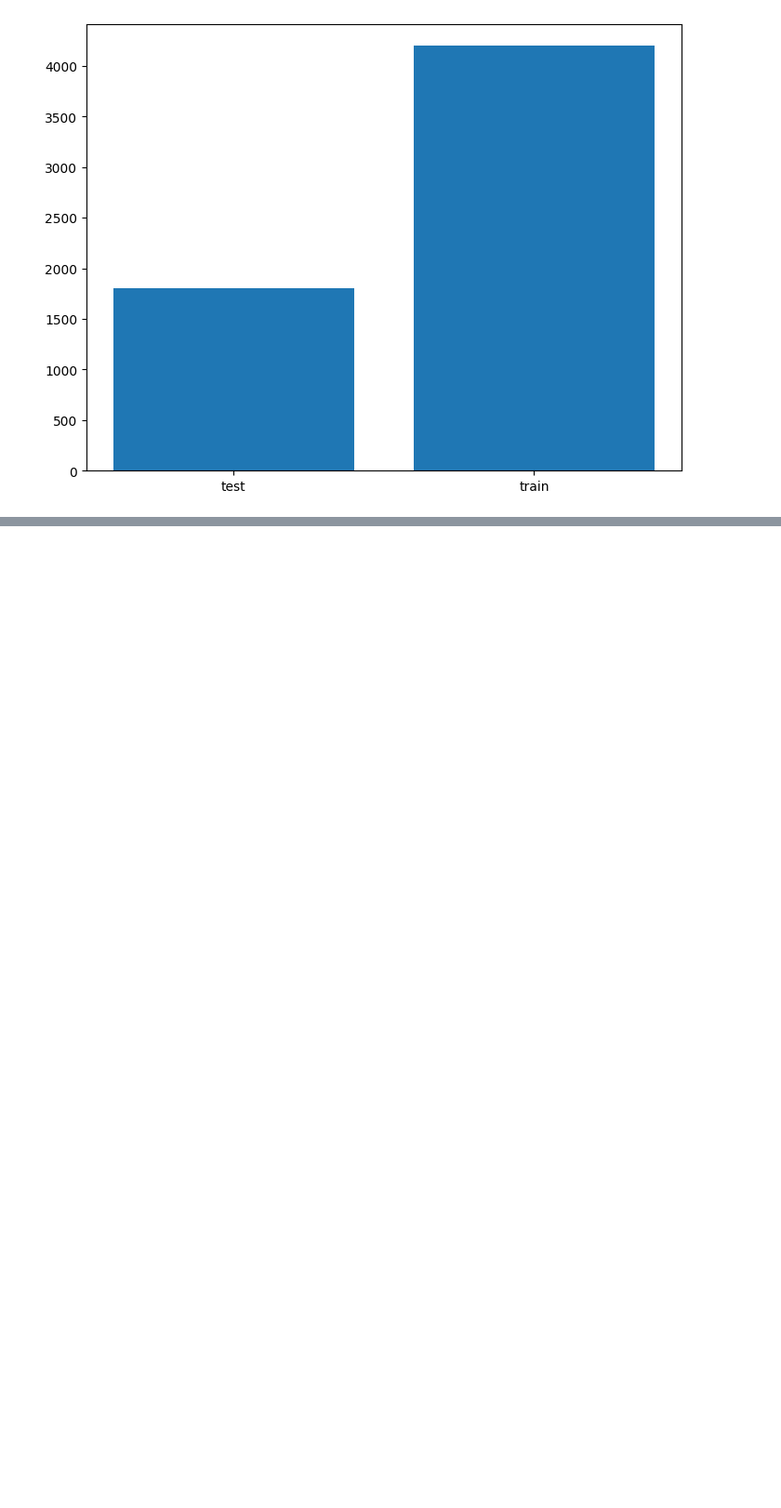
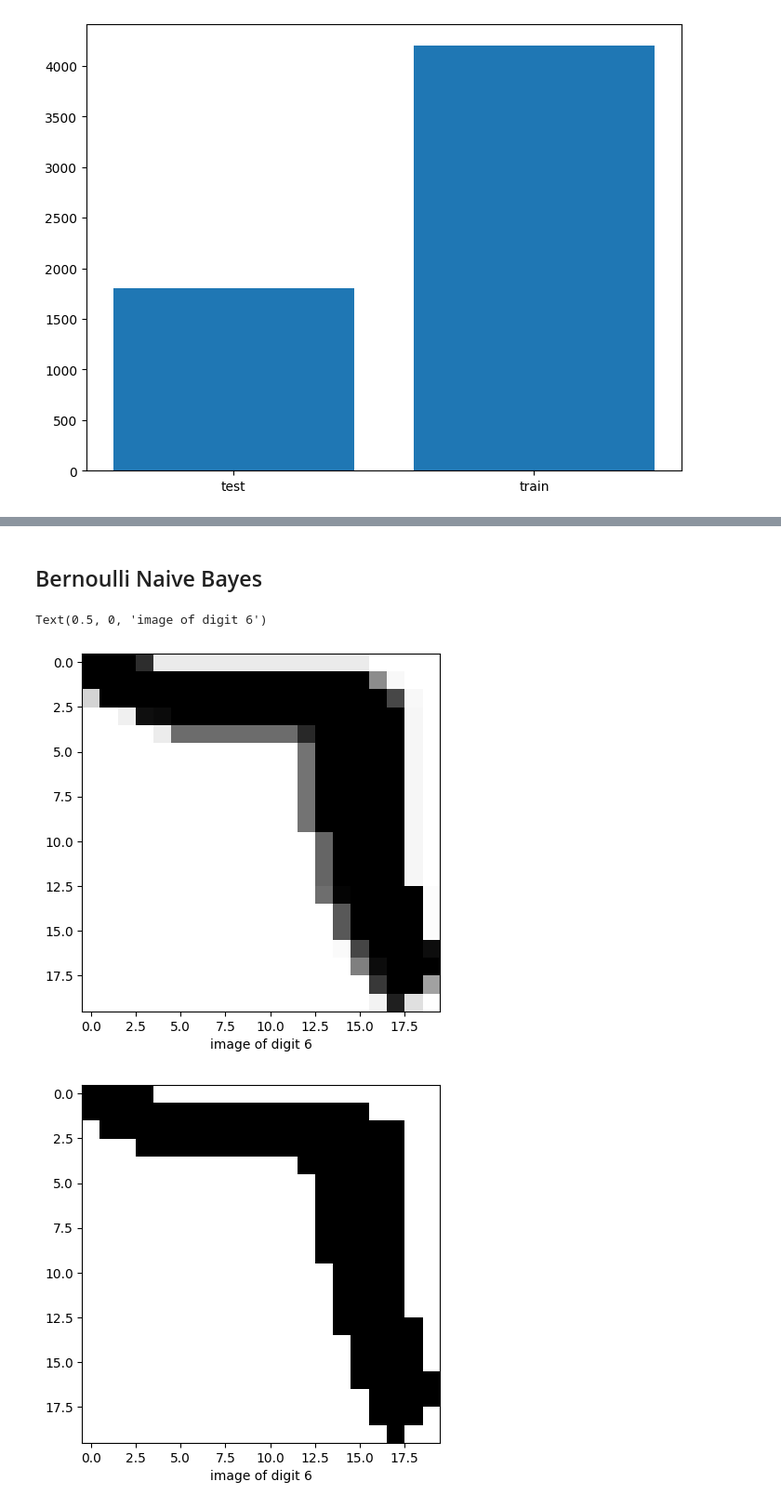
Before and after one commit to alimrn001/AI-CA3, a Jupyter notebook: AI_CA3_810198542.ipynb, the cells around one changed output, grey strips where cells are left out. Shown at 93% size. Drawn from its saved outputs; the diff is of its cells as text; code cells hidden in the pictures; blank space fills up the shorter version.

```diff
--- a/AI_CA3_810198542.ipynb
+++ b/AI_CA3_810198542.ipynb
@@ -201,0 +223,22 @@ posterior is probability of raining knowing that it has been predicted!
+# %% [markdown]
+## Bernoulli Naive Bayes
+# %%
+data_train_threshold  =[]
+for train_item in data_train_sc_rs :
+    ret, thresh = cv2.threshold(train_item, 0.75, 1, cv2.THRESH_BINARY)
+    data_train_threshold.append(thresh)
+
+# ret, thresh1 = cv2.threshold(data_train_sc_rs[100], 0.75, 1, cv2.THRESH_BINARY)
+# print(data_train_threshold[4199])
+
+plt.figure(figsize=(10,5))
+plt.imshow(data_train_sc_rs[100], cmap="Greys")
+plt.xlabel('image of digit ' + str(label_train[100]))
+
+plt.figure(figsize=(10,5))
+plt.imshow(data_train_threshold[100], cmap="Greys")
+plt.xlabel('image of digit ' + str(label_train[100]))
+# %% [output]
+Text(0.5, 0, 'image of digit 6')
+[figure, added]
+[figure, added]
```
Also changed, not shown: parts of 14 cells of this notebook.
